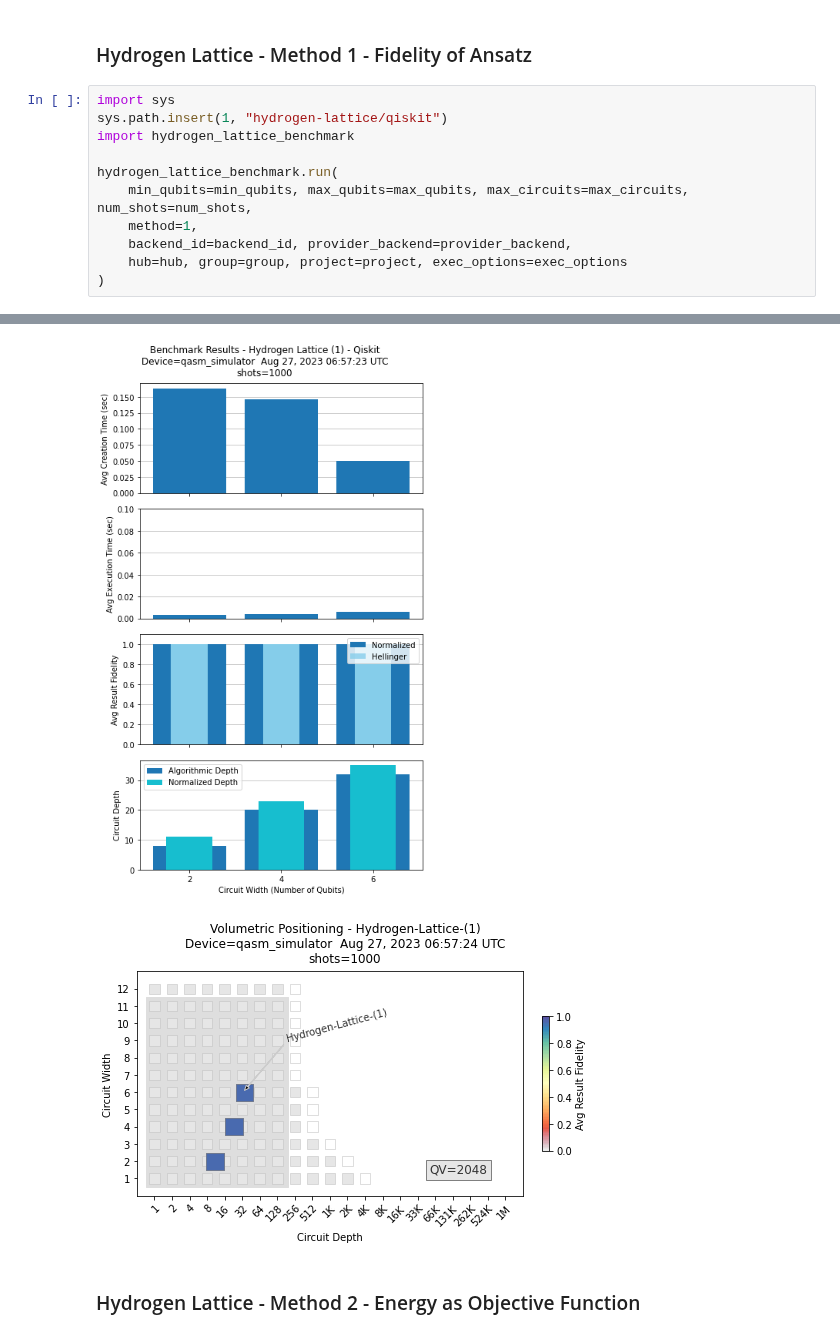
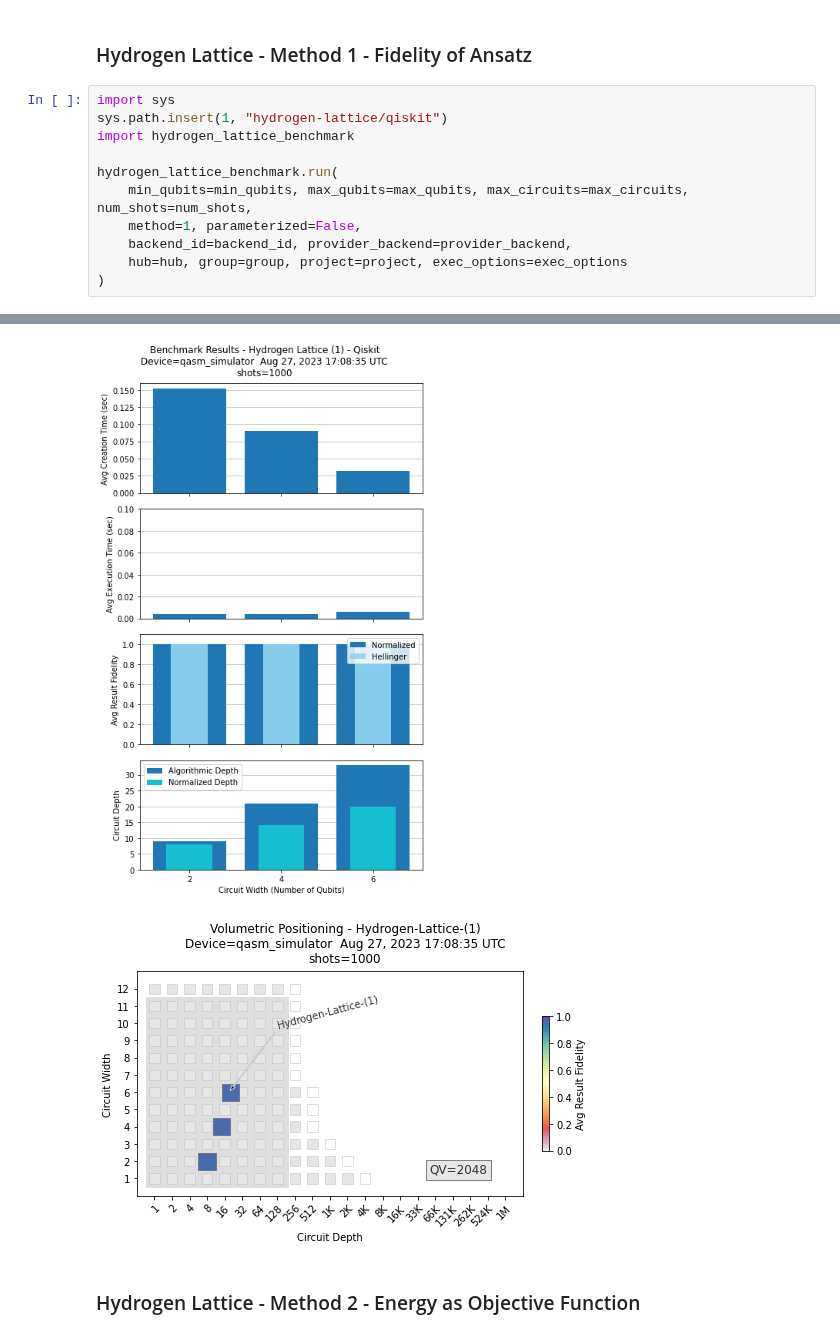
Before and after one commit to SRI-International/QC-App-Oriented-Benchmarks, a Jupyter notebook: hydrogen-lattice/qiskit/benchmarks-qiskit-add-hydrogen-lattice.ipynb, the cells around one changed output, grey strips where cells are left out. Drawn from its saved outputs; the diff is of its cells as text.

Commit message:
Implement parameterized=False for method 1 and 2 (note: this does NOT include cache of transpiled circuits. since we have > 1 circuit executed per iteration, execute.py doesn't support that yet)

```diff
--- a/hydrogen-lattice/qiskit/benchmarks-qiskit-add-hydrogen-lattice.ipynb
+++ b/hydrogen-lattice/qiskit/benchmarks-qiskit-add-hydrogen-lattice.ipynb
@@ -64,7 +64,7 @@ import hydrogen_lattice_benchmark
 
 hydrogen_lattice_benchmark.run(
     min_qubits=min_qubits, max_qubits=max_qubits, max_circuits=max_circuits, num_shots=num_shots,
-    method=1,
+    method=1, parameterized=False,
     backend_id=backend_id, provider_backend=provider_backend,
     hub=hub, group=group, project=project, exec_options=exec_options
 )
@@ -89,5 +89,5 @@ Average Hellinger, Normalized Fidelity for the 6 qubit group = 1.0, 1.0
-[figure, old version]
+[figure, new version]
-[figure, old version]
+[figure, new version]
 # %% [markdown]
 ### Hydrogen Lattice - Method 2 - Energy as Objective Function
 # %%
```
Also changed, not shown: parts of 3 cells of this notebook, 2 other files.
